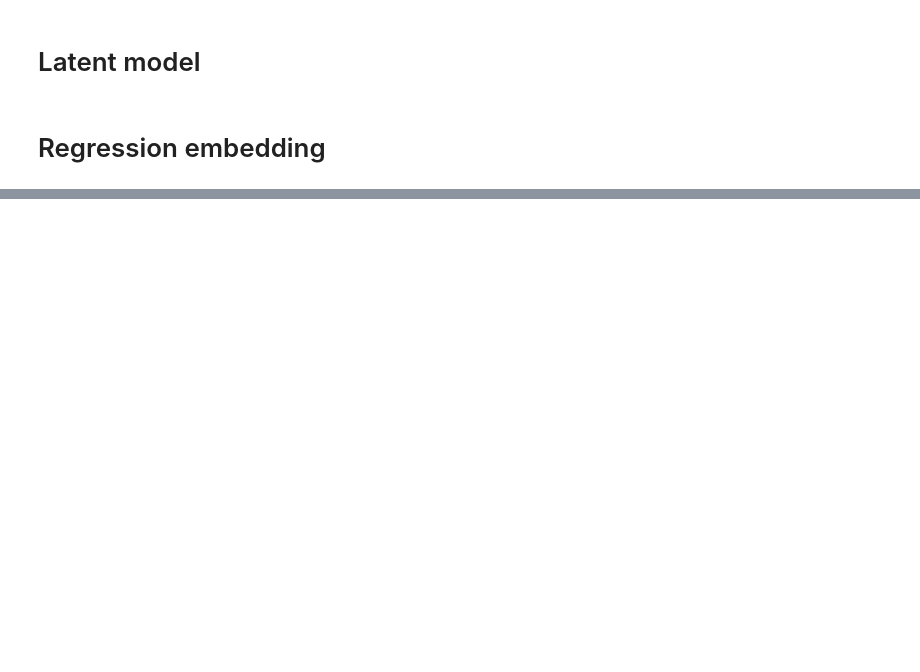
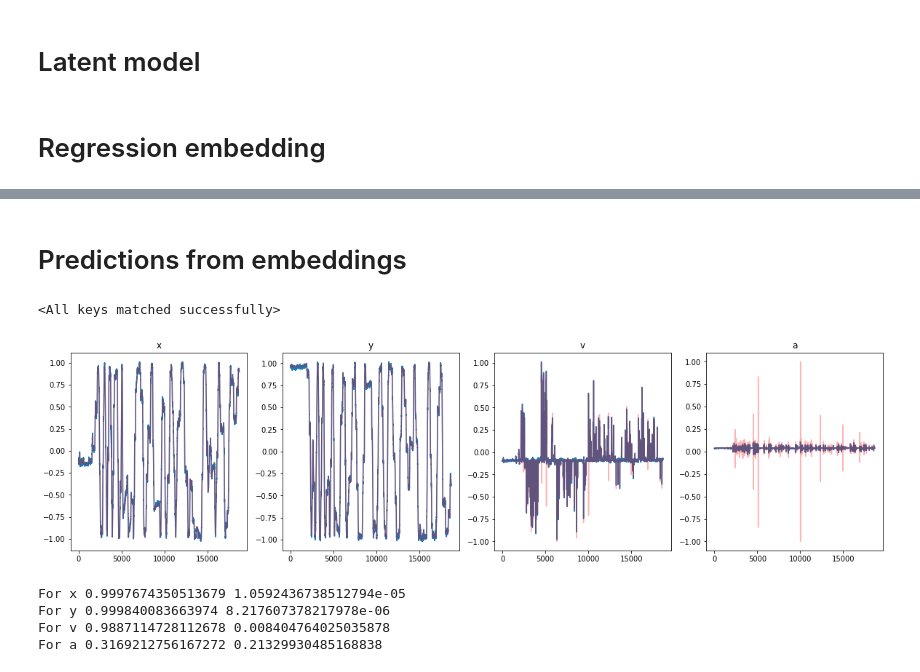
Before and after one commit to blufzzz/NeuroMice, a Jupyter notebook: Latent dynamics.ipynb, the cells around one changed output, grey strips where cells are left out. Cells and saved outputs as stored; diff of their text form; code cells hidden in the pictures; blank space fills up the shorter version.

```diff
--- a/Latent dynamics.ipynb
+++ b/Latent dynamics.ipynb
@@ -20,3 +38,3 @@ from IPython.core.debugger import set_trace
 # %%
-embedding = np.load('./embeddings/AE1024_dim-36_ep-500_denoise-1e-2_MSE.npy')
-embedding = torch.from_numpy(embedding).float().cuda()
+embedding =  np.load('./embeddings/AE1024_dim-18_ep-700_MSE_TARGETS-xyav-signed.npy')
+embedding_torch = torch.from_numpy(embedding).float().cuda()
@@ -400,0 +394,2 @@ fig, axes = plt.subplots(ncols=4, nrows=2, figsize=(15,10))
+# %% [markdown]
+# Predictions from embeddings
@@ -400,0 +410,14 @@ fig, axes = plt.subplots(ncols=4, nrows=2, figsize=(15,10))
+# %%
+targets = np.load('Targets_xyva_signed_CA1_22_1D.npy', allow_pickle=True).item()
+nlstm = NueroLSTM(code_dim,
+                  code_dim,
+                  hidden_size=32,
+                  num_layers=1,
+                  dropout=0.0,
+                  dt=dt,
+                  add_1dconv=False,
+                  separate_lstm_per_dim=False).cuda()
+weights = torch.load('./NLSTM32_layer1_dt100_nsteps10_epochs1000_bs256_codedim18/weights.pth')
+nlstm.load_state_dict(weights)
+# %% [output]
+<All keys matched successfully>
@@ -400,0 +454,31 @@ fig, axes = plt.subplots(ncols=4, nrows=2, figsize=(15,10))
+# %%
+fig, axes = plt.subplots(ncols=4, nrows=1, figsize=(20,5))
+for i,(k,v) in enumerate(targets.items()):
+    axes[i].plot(embedding[:,i])
+    axes[i].plot(v, 'r', alpha=0.3)
+    axes[i].set_title(k)
+# %% [output]
+[figure, added]
+# %%
+trained_regressors = {}
+data_numpy = embedding_train.detach().cpu().numpy()
+
+r2_scorer = make_scorer(r2_score)
+model = LGBMRegressor(random_state=42)
+# shuffle
+N = data_numpy.shape[0]
+indexes = np.arange(N)
+np.random.shuffle(indexes)
+
+data_numpy_shuffled = data_numpy[indexes]
+
+for k,v in tqdm_notebook(targets.items()):
+    target_shuffled = v[:split_index][indexes]
+    cv_results = cross_val_score(model, data_numpy_shuffled, target_shuffled, cv=10, verbose=False, scoring=r2_scorer)
+    print(f'For {k}', cv_results.mean(), cv_results.std())
+    trained_regressors[k] = model.fit(data_numpy_shuffled, target_shuffled)
+# %% [output]
+For x 0.9997674350513679 1.0592436738512794e-05
+For y 0.999840083663974 8.217607378217978e-06
+For v 0.9887114728112678 0.008404764025035878
+For a 0.3169212756167272 0.21329930485168838
```
Also changed, not shown: parts of 23 cells of this notebook, 4 other files.
